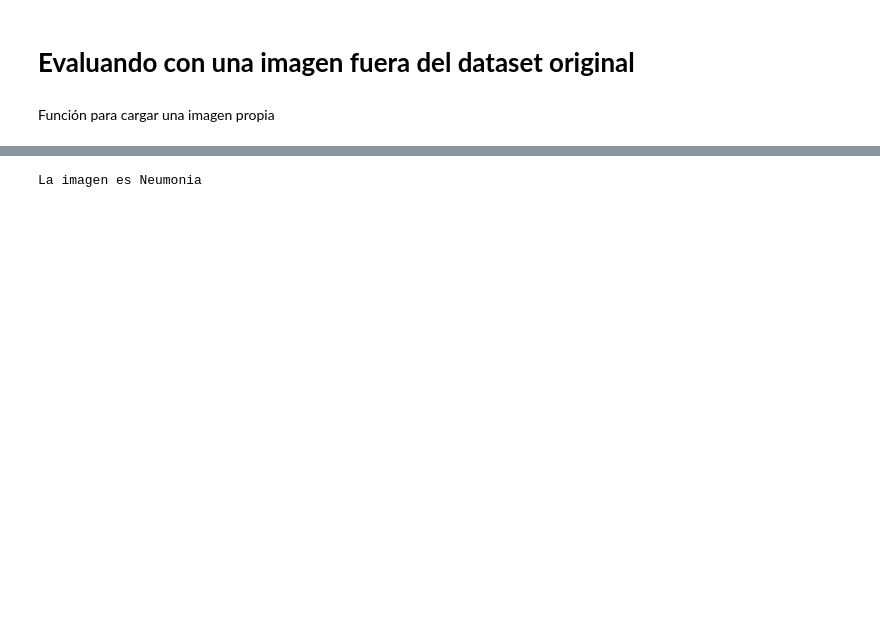
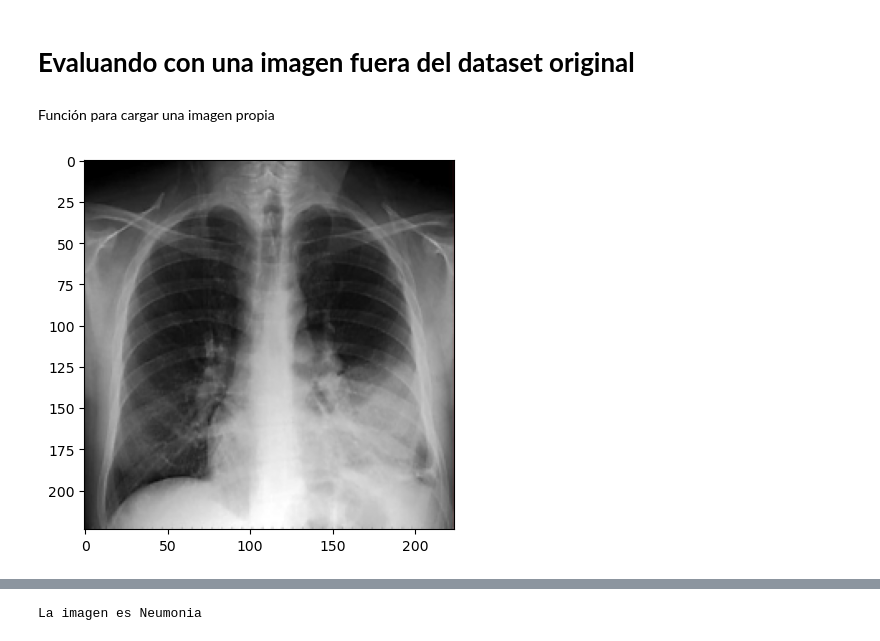
Before and after one commit to Salome-Miguel/MachineLearning-Rayos-X, a Jupyter notebook: chestpneumonia-p.ipynb, the cells around one changed output, grey strips where cells are left out. Saved outputs shown, nothing was run; the diff lists cells and outputs as text; code cells hidden in the pictures; blank space fills up the shorter version.

```diff
--- a/chestpneumonia-p.ipynb
+++ b/chestpneumonia-p.ipynb
@@ -272,12 +264,16 @@ Función para cargar una imagen propia
 # %%
 url = 'https://www.livemed.in/media/images/radiografiaToraxSignoSiluetaPositivo.width-720.jpg'
 response = requests.get(url, stream=True)
-response.raw.decode_content = True                                                                                                        # Redimensionar imagen al tamaño de entrada del modelo
+response.raw.decode_content = True                    # Redimensionar imagen al tamaño de entrada del modelo
 img = Image.open(response.raw).resize((224, 224))
 # Convertir imagen a un array y normalizar valores de pixel entre 0 y 1
 img_array = np.array(img) / 255.0
 # Agregar una dimensión adicional para representar el lote
 img_array = np.expand_dims(img_array, axis=0)
+plt.imshow(img_array[0])
+plt.show()
+# %% [output]
+[figure, added]
 # %%
 # Cargar el modelo pre-entrenado y hacer una predicción en la imagen de entrada
 model = tf.keras.models.load_model('/kaggle/working/my_model.h5')
```
Also changed, not shown: parts of 11 cells of this notebook.
